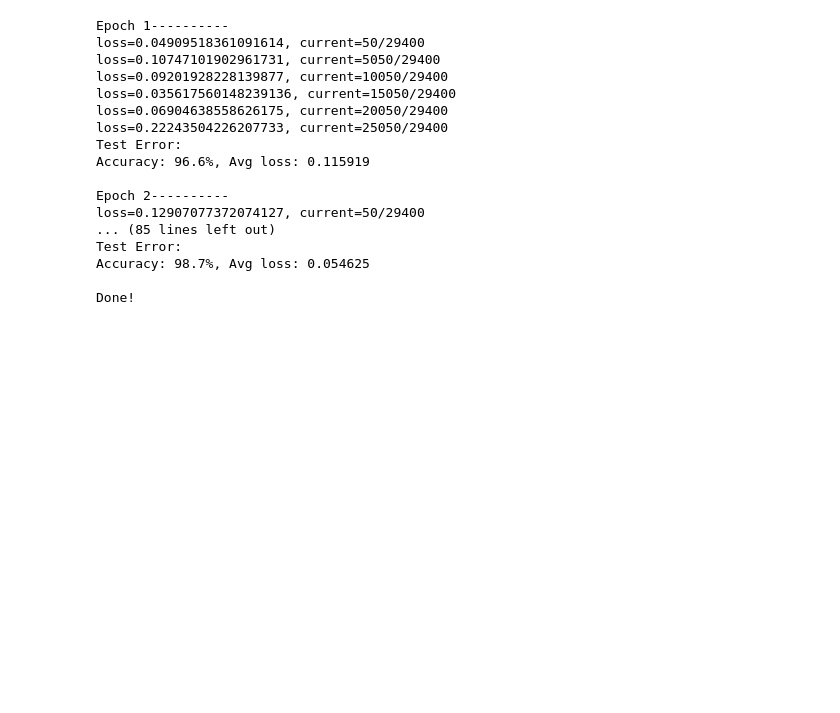
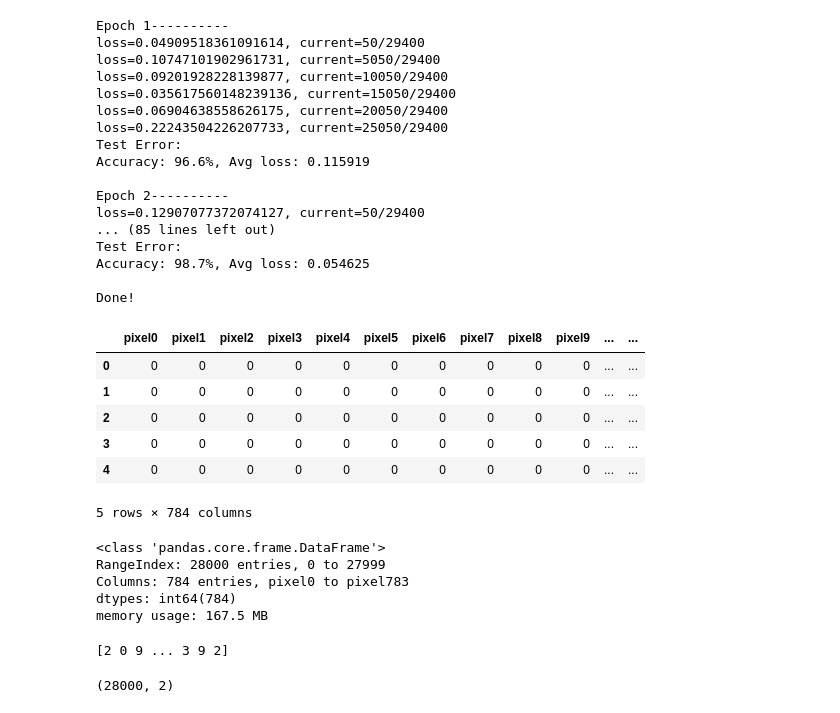
Before and after one commit to Assylzhan-Izbassar/neural-networks-from-scratch, a Jupyter notebook: digit_recognizer/recognizer.ipynb, the cells around one changed output. Cells and saved outputs as stored; diff of their text form; code cells hidden in the pictures; blank space fills up the shorter version.

```diff
--- a/digit_recognizer/recognizer.ipynb
+++ b/digit_recognizer/recognizer.ipynb
@@ -283,3 +283,22 @@ Test Error:
 Accuracy: 98.7%, Avg loss: 0.054625
 
 Done!
+# %%
+validation_df = pd.read_csv('./data/test.csv', sep=',')
+validation_df.head()
+# %% [output]
+|  | pixel0 | pixel1 | pixel2 | pixel3 | pixel4 | pixel5 | pixel6 | pixel7 | pixel8 | pixel9 | ... | ... |
+| 0 | 0 | 0 | 0 | 0 | 0 | 0 | 0 | 0 | 0 | 0 | ... | ... |
+| 1 | 0 | 0 | 0 | 0 | 0 | 0 | 0 | 0 | 0 | 0 | ... | ... |
+| 2 | 0 | 0 | 0 | 0 | 0 | 0 | 0 | 0 | 0 | 0 | ... | ... |
+| 3 | 0 | 0 | 0 | 0 | 0 | 0 | 0 | 0 | 0 | 0 | ... | ... |
+| 4 | 0 | 0 | 0 | 0 | 0 | 0 | 0 | 0 | 0 | 0 | ... | ... |
+5 rows × 784 columns
+# %%
+validation_df.info()
+# %% [output]
+<class 'pandas.core.frame.DataFrame'>
+RangeIndex: 28000 entries, 0 to 27999
+Columns: 784 entries, pixel0 to pixel783
+dtypes: int64(784)
+memory usage: 167.5 MB
@@ -285,0 +343,25 @@ Done!
+# %%
+validation_labels_np = []
+for item in validation_labels:
+    for x in item:
+        validation_labels_np.append(x)
+validation_labels_np = np.array(validation_labels_np)
+print(validation_labels_np)
+# %% [output]
+[2 0 9 ... 3 9 2]
+# %%
+validation_eval = {
+    'ImageId': [],
+    'Label': []
+}
+
+for i in range(len(validation_labels_np)):
+    validation_eval['ImageId'].append(i+1)
+    validation_eval['Label'].append(validation_labels_np[i])
+
+validation_eval_df = pd.DataFrame(validation_eval)
+print(validation_eval_df.shape)
+stored_path = os.path.join('data', 'submission.csv')
+validation_eval_df.to_csv(stored_path, index=False)
+# %% [output]
+(28000, 2)
```
Also changed, not shown: parts of 2 cells of this notebook, 1 other file.
